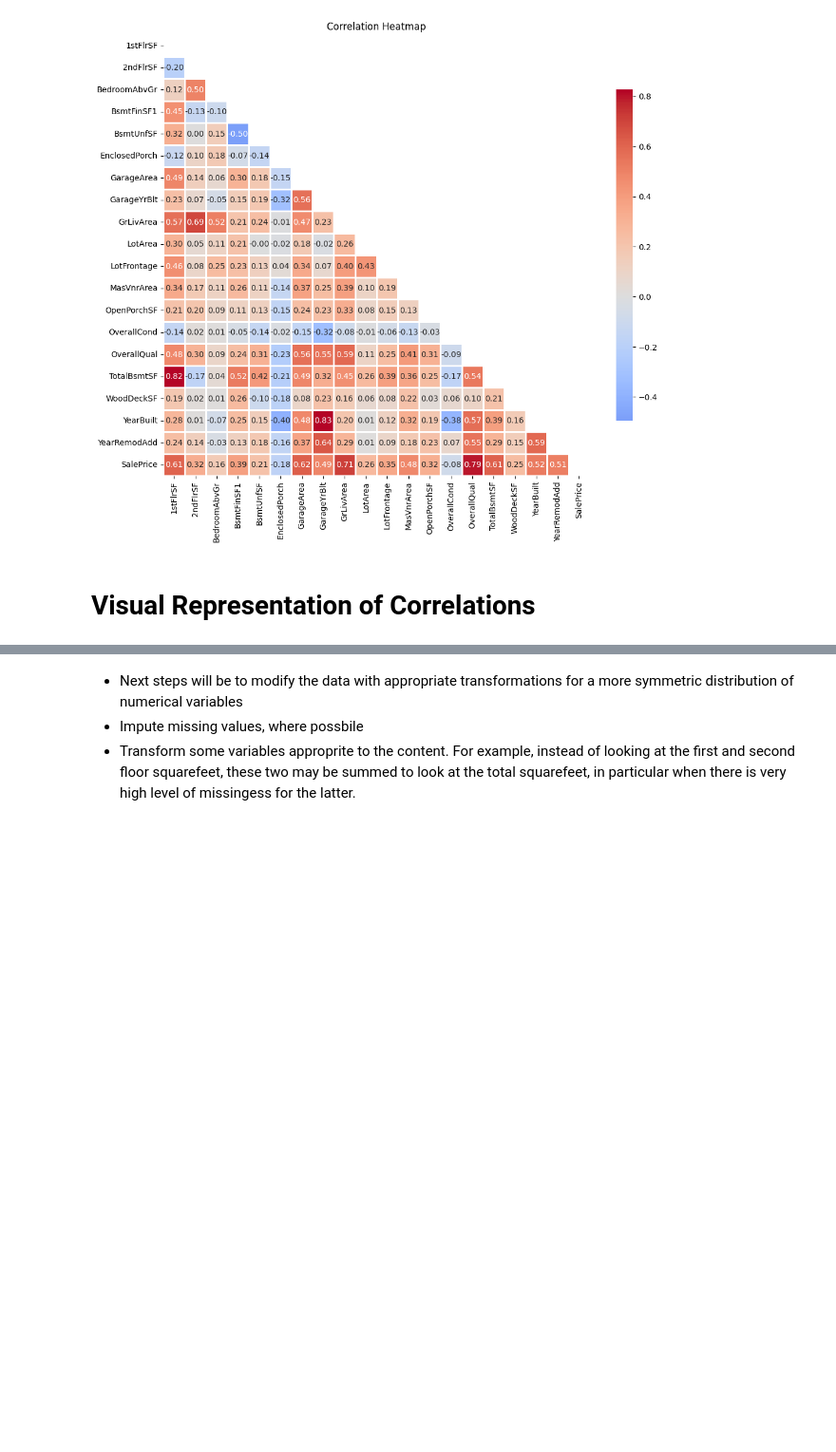
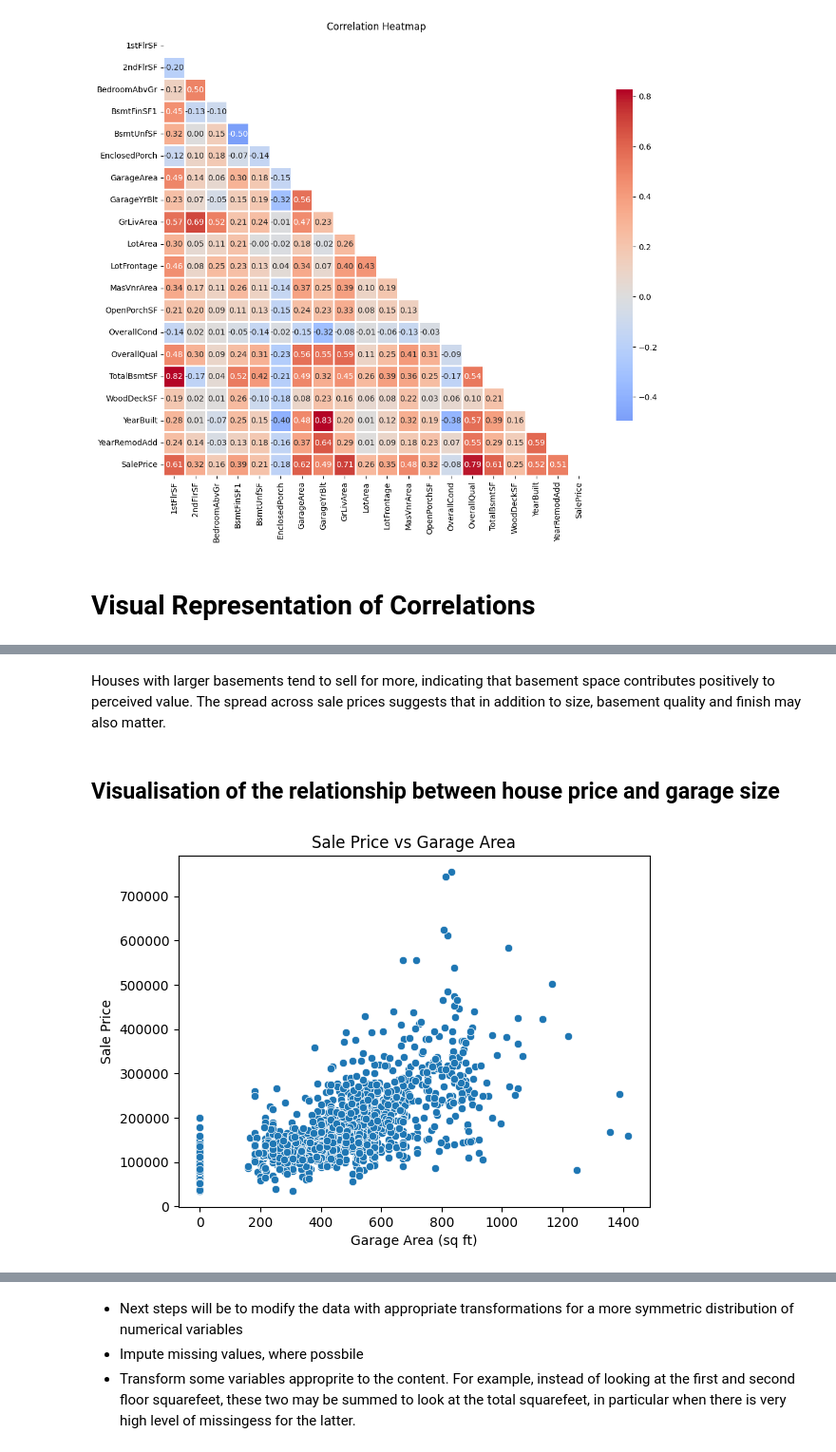
Before and after one commit to hisarciklilar/heritage-housing-issues, a Jupyter notebook: jupyter_notebooks/03_Correlation_Analysis.ipynb, the cells around one changed output, grey strips where cells are left out. Shown at 95% size. Cells and saved outputs as stored; diff of their text form; code cells hidden in the pictures; blank space fills up the shorter version.

```diff
--- a/jupyter_notebooks/03_Correlation_Analysis.ipynb
+++ b/jupyter_notebooks/03_Correlation_Analysis.ipynb
@@ -120,0 +142,13 @@ plt.show()
+# %% [markdown]
+Houses with larger basements tend to sell for more, indicating that basement space contributes positively to perceived value. The spread across sale prices suggests that in addition to size, basement quality and finish may also matter.
+# %% [markdown]
+## Visualisation of the relationship between house price and garage size
+# %%
+fig, ax = plt.subplots()
+sns.scatterplot(data=df, x="GarageArea", y="SalePrice", ax=ax)
+ax.set_title("Sale Price vs Garage Area")
+ax.set_xlabel("Garage Area (sq ft)")
+ax.set_ylabel("Sale Price")
+plt.show()
+# %% [output]
+[figure, added]
```
Also changed, not shown: parts of 26 cells of this notebook, 1 other file.
